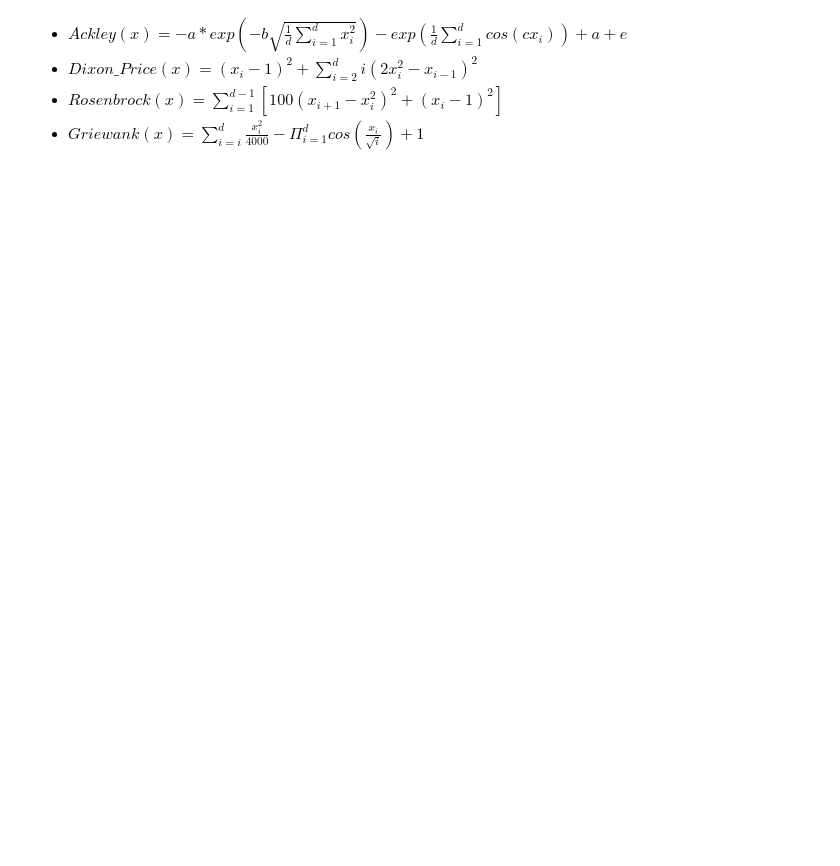
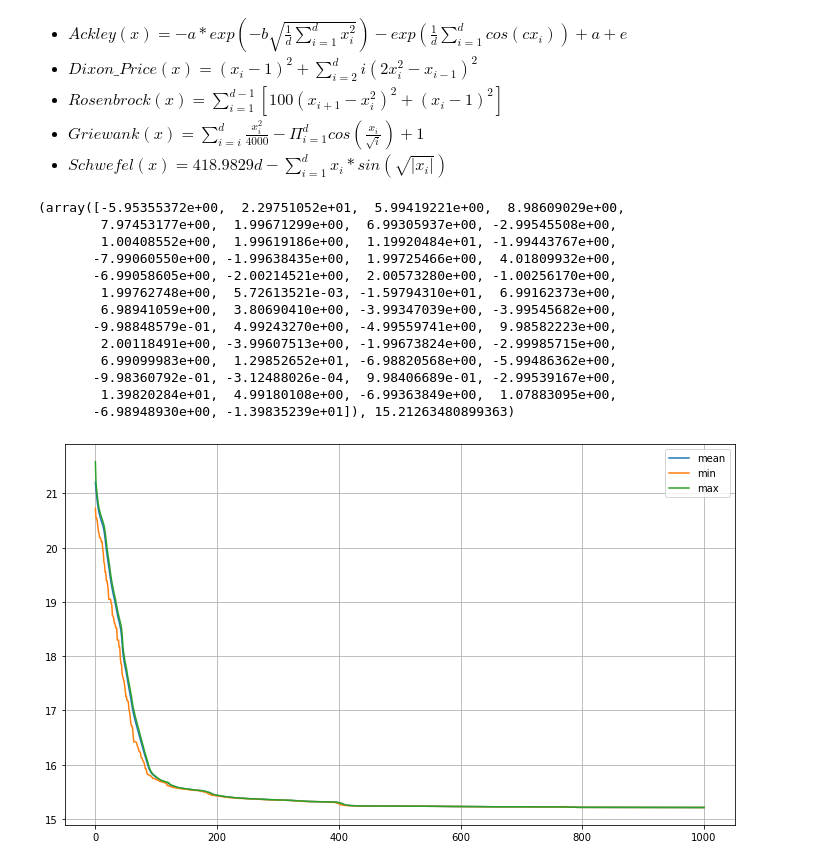
Before and after one commit to Kamil2601/University, a Jupyter notebook: Studia_magisterskie/Semestr_2/Algorytmy_Ewolucyjne/Lista_3/Lista_3.ipynb, the cells around one changed output. Cells and saved outputs as stored; diff of their text form; code cells hidden in the pictures; blank space fills up the shorter version.

```diff
--- a/Studia_magisterskie/Semestr_2/Algorytmy_Ewolucyjne/Lista_3/Lista_3.ipynb
+++ b/Studia_magisterskie/Semestr_2/Algorytmy_Ewolucyjne/Lista_3/Lista_3.ipynb
@@ -8,6 +9,7 @@ from numba import jit
 * $Dixon\_Price(x) = (x_i - 1)^2 + \sum_{i=2}^{d}i(2x_i^2 - x_{i-1})^2$
 * $Rosenbrock(x) = \sum_{i=1}^{d-1} \left[ 100(x_{i+1}-x_i^2)^2 + (x_i - 1)^2 \right]$
 * $Griewank(x) = \sum_{i=i}^{d}\frac{x_i^2}{4000} - \Pi_{i=1}^{d}cos(\frac{x_i}{\sqrt{i}}) + 1$
+* $Schwefel(x) = 418.9829d - \sum_{i=1}^{d}x_i * sin(\sqrt{|x_i|})$
 # %%
 @jit(nopython=True)
 def Ackley(X):
@@ -157,3 +183,28 @@ def plot_min_max_mean(populations_objective_values):
+# %%
+l = 50
+t = 1/np.sqrt(2*l)
+t0 = 1/np.sqrt(2*np.sqrt(l))
+
+populations, scores = ES(F=Ackley, c_len=l, population_size=1000, offspring_size=1000, tau=t, tau0=t0, iterations=1000, min_bound=-32, max_bound=32)
+
+
+print(best_individual(populations, scores))
+plot_min_max_mean(scores)
+# %% [output]
+(array([-5.95355372e+00,  2.29751052e+01,  5.99419221e+00,  8.98609029e+00,
+        7.97453177e+00,  1.99671299e+00,  6.99305937e+00, -2.99545508e+00,
+        1.00408552e+00,  1.99619186e+00,  1.19920484e+01, -1.99443767e+00,
+       -7.99060550e+00, -1.99638435e+00,  1.99725466e+00,  4.01809932e+00,
+       -6.99058605e+00, -2.00214521e+00,  2.00573280e+00, -1.00256170e+00,
+        1.99762748e+00,  5.72613521e-03, -1.59794310e+01,  6.99162373e+00,
+        6.98941059e+00,  3.80690410e+00, -3.99347039e+00, -3.99545682e+00,
+       -9.98848579e-01,  4.99243270e+00, -4.99559741e+00,  9.98582223e+00,
+        2.00118491e+00, -3.99607513e+00, -1.99673824e+00, -2.99985715e+00,
+        6.99099983e+00,  1.29852652e+01, -6.98820568e+00, -5.99486362e+00,
+       -9.98360792e-01, -3.12488026e-04,  9.98406689e-01, -2.99539167e+00,
+        1.39820284e+01,  4.99180108e+00, -6.99363849e+00,  1.07883095e+00,
+       -6.98948930e+00, -1.39835239e+01]), 15.21263480899363)
+[figure, added]
 # %%
 l = 50
 t = 1/np.sqrt(2*l)
```
Also changed, not shown: parts of 10 cells of this notebook, 5 other files.
